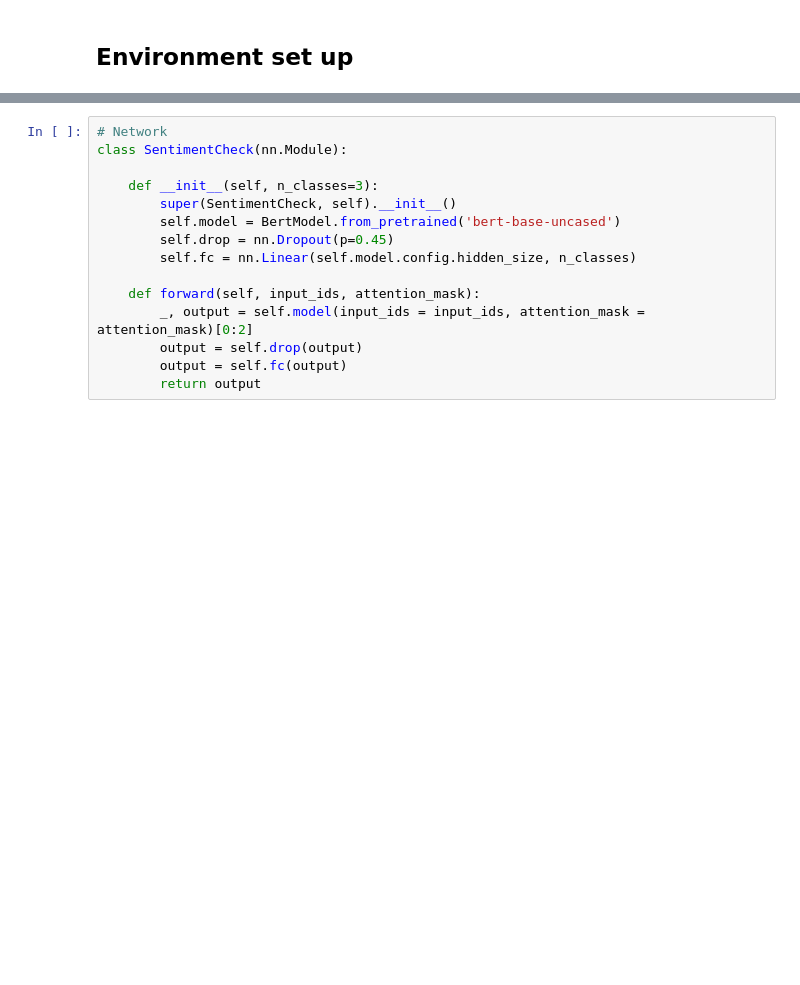
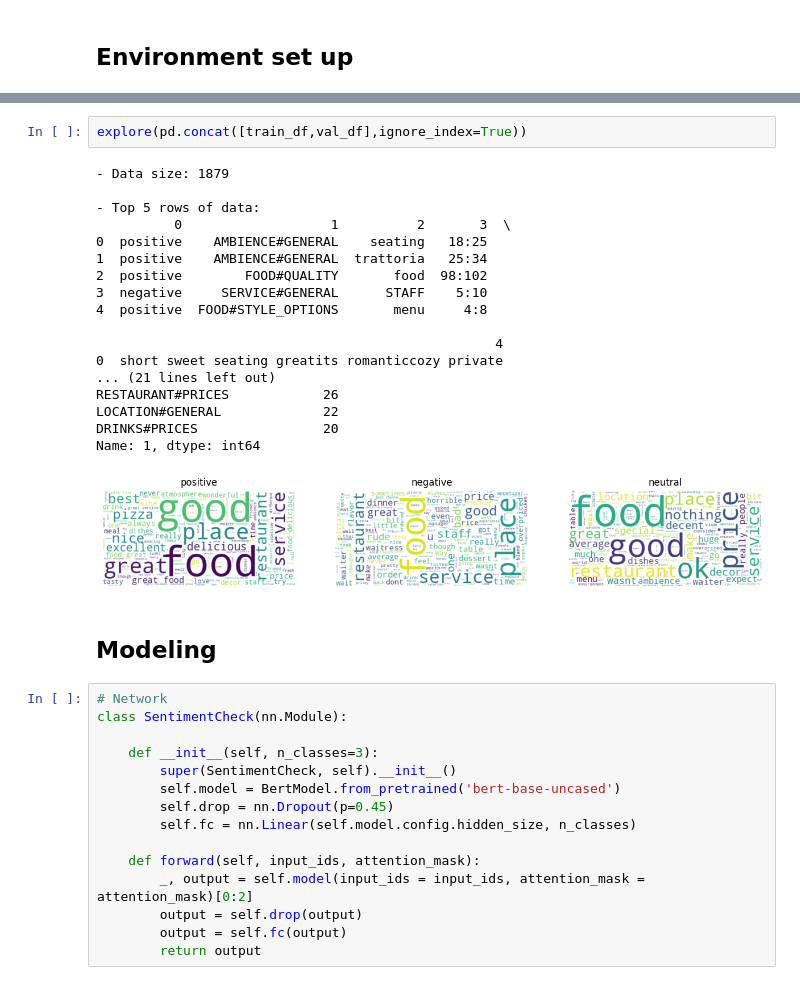
Before and after one commit to nguyen-nhat-mai/sentiment_analysis, a Jupyter notebook: Sentiment_Analysis.ipynb, the cells around one changed output, grey strips where cells are left out. Cells and saved outputs as stored; diff of their text form; blank space fills up the shorter version.

```diff
--- a/Sentiment_Analysis.ipynb
+++ b/Sentiment_Analysis.ipynb
@@ -77,3 +142,26 @@ rn.seed(12345)
+# %%
+explore(pd.concat([train_df,val_df],ignore_index=True))
+# %% [output]
+- Data size: 1879
+
+- Top 5 rows of data:
+          0                   1          2       3  \
+0  positive    AMBIENCE#GENERAL    seating   18:25
+1  positive    AMBIENCE#GENERAL  trattoria   25:34
+2  positive        FOOD#QUALITY       food  98:102
+3  negative     SERVICE#GENERAL      STAFF    5:10
+4  positive  FOOD#STYLE_OPTIONS       menu     4:8
+
+                                                   4
+0  short sweet seating greatits romanticcozy private
+... (21 lines left out)
+RESTAURANT#PRICES            26
+LOCATION#GENERAL             22
+DRINKS#PRICES                20
+Name: 1, dtype: int64
+[figure, added]
+# %% [markdown]
+## Modeling
 # %%
 # Network
 class SentimentCheck(nn.Module):
```
Also changed, not shown: parts of 10 cells of this notebook.
